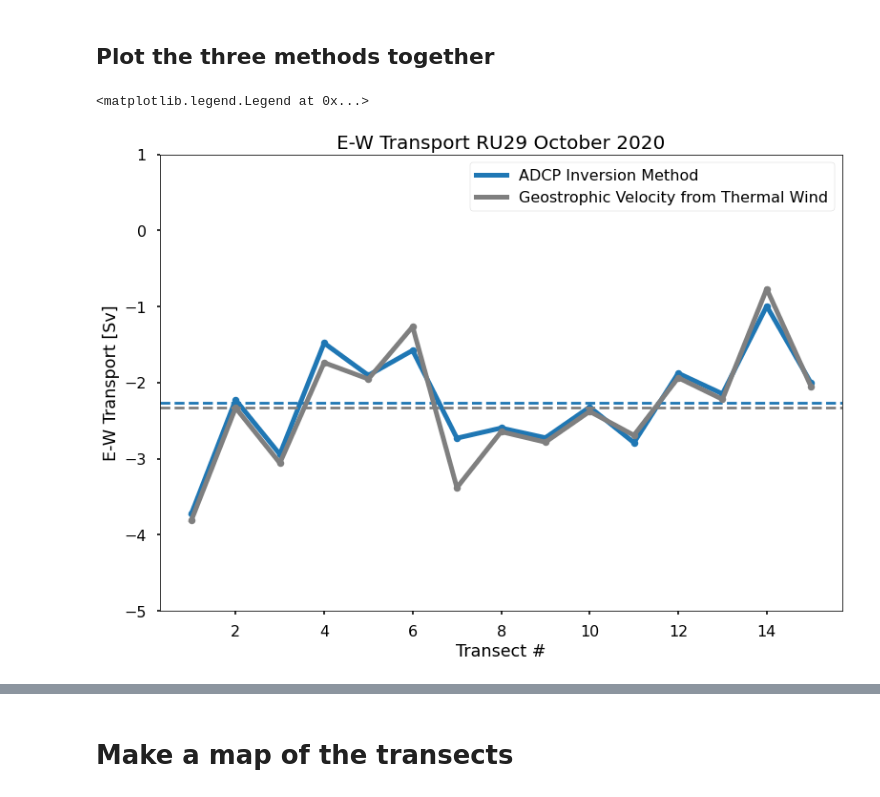
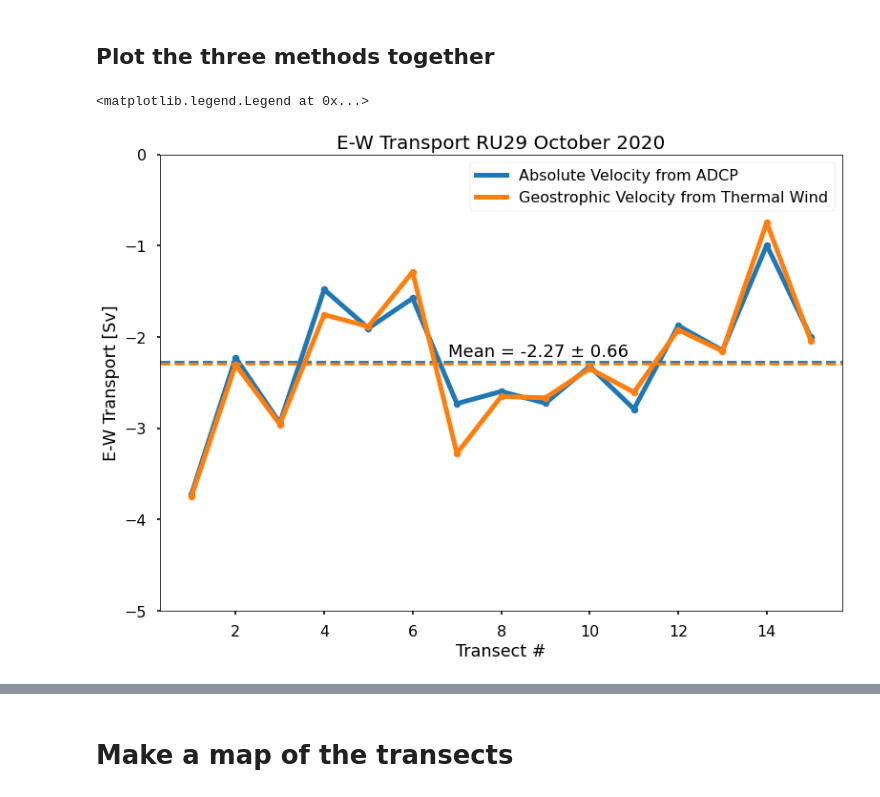
Before and after one commit to JGradone/Slocum-AD2CP, a Jupyter notebook: notebooks/04_Slocum_AD2CP_Analysis_RU29_2020.ipynb, the cells around one changed output, grey strips where cells are left out. Saved outputs shown, nothing was run; the diff lists cells and outputs as text; code cells hidden in the pictures.

```diff
--- a/notebooks/04_Slocum_AD2CP_Analysis_RU29_2020.ipynb
+++ b/notebooks/04_Slocum_AD2CP_Analysis_RU29_2020.ipynb
@@ -723,8 +705,12 @@ Text(0.5, 1.0, 'RU29 2020 Anegada Passage')
 ## Interpolation Grid for Absolute Velocity Now
 # %%
 ## Coarser lat grid
-#lat_grid = np.arange(17.8,18.16,0.05)
-lat_grid = np.arange(17.85,18.11,0.05) ## fine grid (18.11 so that 0.5 spacing includes 18.1)
+#lat_grid = np.arange(17.85,18.11,0.05) ## fine grid (18.11 so that 0.5 spacing includes 18.1)
+#lat_grid = np.arange(17.86,18.13,0.03) ## fine grid (18.11 so that 0.5 spacing includes 18.1)
+#lat_grid = np.arange(17.9,18.11,0.05) ## fine grid
+
+## USE the grid from the geostrophy calculation
+
 
 lon_grid = np.repeat(-64.80,len(lat_grid)) # Just make it -64.80
 ## Make grid
@@ -773,14 +759,14 @@ for y in np.arange(0,15):
     tgriddensity = np.empty((len(inversion_depth),len(segnames)))
     tgriddensity[:] = np.NaN
 
-
+    ## Interpolate depth
     for x in np.arange(0,len(segnames)):
         ## Only proceed is we have depth data deeper than 10 meters indicating we're not sitting at the surface
         if np.nanmax(gdf2.depth.values[segstart_index[x]:segend_index[x]]) > 10:
 
-            tgridtemp[:,x] = interp.griddata(gdf2.depth.values[segstart_index[x]:segend_index[x]],gdf2.temperature.values[segstart_index[x]:segend_index[x]],inversion_depth)
-            tgridsalinity[:,x] = interp.griddata(gdf2.depth.values[segstart_index[x]:segend_index[x]],gdf2.salinity.values[segstart_index[x]:segend_index[x]],inversion_depth)
-            tgriddensity[:,x] = interp.griddata(gdf2.depth.values[segstart_index[x]:segend_index[x]],gdf2.density.values[segstart_index[x]:segend_index[x]],inversion_depth)
+            tgridtemp[:,x] = interp.griddata(gdf2.depth.values[segstart_index[x]:segend_index[x]],gdf2.temperature.values[segstart_index[x]:segend_index[x]],inversion_depth, method='linear')
+            tgridsalinity[:,x] = interp.griddata(gdf2.depth.values[segstart_index[x]:segend_index[x]],gdf2.salinity.values[segstart_index[x]:segend_index[x]],inversion_depth, method='linear')
+            tgriddensity[:,x] = interp.griddata(gdf2.depth.values[segstart_index[x]:segend_index[x]],gdf2.density.values[segstart_index[x]:segend_index[x]],inversion_depth, method='linear')
 
 
     ## Drop columns of all nan
@@ -788,7 +774,7 @@ for y in np.arange(0,15):
     tgridsalinity = tgridsalinity[:,~np.isnan(tgridsalinity).all(axis=0)]
     tgriddensity = tgriddensity[:,~np.isnan(tgriddensity).all(axis=0)]
 
-
+    ## Interpolate latitude
     for x in np.arange(0,len(inversion_depth)):
         gridvelu[x,:,y] = interp.griddata(subset_ds_sect.latitude.values, subset_ds_sect.u_grid.values[x,:], lat_grid, method='nearest')
         gridvelv[x,:,y] = interp.griddata(subset_ds_sect.latitude.values, subset_ds_sect.v_grid.values[x,:], lat_grid, method='nearest')
@@ -873,0 +842,3 @@ distance
+# %%
+distance = dist_from_lat_lon(lat_grid[0], lon_grid[0], lat_grid[1], lon_grid[0])
+distance
@@ -888,12 +861,12 @@ transect_transport_profiles_v = np.empty((gridvelu.shape[0],gridvelu.shape[2]))
 transect_transport_profiles_v[:] = np.NaN
 
 for x in np.arange(0,gridvelu.shape[2]):
-    transport_gridu[x] = (np.nansum(gridvelu[:,:,x]*dz*distance))/(10**6)
-    transport_gridv[x] = (np.nansum(gridvelv[:,:,x]*dz*distance))/(10**6)
-    transect_transport_profiles_u[:,x] = np.nanmean((gridvelu[:,:,x]*dz*distance/(10**6)),axis=1)
-    transect_transport_profiles_v[:,x] = np.nanmean((gridvelv[:,:,x]*dz*distance/(10**6)),axis=1)
+    transport_gridu[x] = (np.nansum(gridvelu[:,:,x]*inversion_dz*distance))/(10**6)
+    transport_gridv[x] = (np.nansum(gridvelv[:,:,x]*inversion_dz*distance))/(10**6)
+    transect_transport_profiles_u[:,x] = np.nanmean((gridvelu[:,:,x]*inversion_dz*distance/(10**6)),axis=1)
+    transect_transport_profiles_v[:,x] = np.nanmean((gridvelv[:,:,x]*inversion_dz*distance/(10**6)),axis=1)
 
     for y in np.arange(0,gridvelu.shape[1]):
-        transport_profiles_u[:,y,x] = (gridvelu[:,y,x]*dz*distance)/(10**6)
-        transport_profiles_v[:,y,x] = (gridvelv[:,y,x]*dz*distance)/(10**6)
+        transport_profiles_u[:,y,x] = (gridvelu[:,y,x]*inversion_dz*distance)/(10**6)
+        transport_profiles_v[:,y,x] = (gridvelv[:,y,x]*inversion_dz*distance)/(10**6)
 # %%
@@ -979,24 +960,26 @@ plt.legend()
 # %% [markdown]
 ## Plot the three methods together
 # %%
-plt.plot(np.arange(1,16),transport_gridu, linewidth=5,color='tab:blue',label='ADCP Inversion Method')
+plt.plot(np.arange(1,16),transport_gridu, linewidth=5,color='tab:blue',label='Absolute Velocity from ADCP')
 plt.plot(np.arange(1,16),transport_gridu, '.',color='tab:blue',markersize=15)
 plt.axhline(y=np.nanmean(transport_gridu), color='tab:blue', linestyle='--')
+plt.text(6.8, np.nanmean(transport_gridu)+0.05, "Mean = %s \u00B1 %s" %(np.round(np.nanmean(transport_gridu),2),np.round(np.nanstd(transport_gridu),2)),fontsize=18);
 
-plt.plot(np.arange(1,16),geo_transport_gridu, linewidth=5,color='tab:grey',label='Geostrophic Velocity from Thermal Wind')
-plt.plot(np.arange(1,16),geo_transport_gridu, '.',color='tab:grey',markersize=15)
-plt.axhline(y=np.nanmean(geo_transport_gridu), color='tab:grey', linestyle='--')
+
+plt.plot(np.arange(1,16),geo_transport_gridu, linewidth=5,color='tab:orange',label='Geostrophic Velocity from Thermal Wind')
+plt.plot(np.arange(1,16),geo_transport_gridu, '.',color='tab:orange',markersize=15)
+plt.axhline(y=np.nanmean(geo_transport_gridu), color='tab:orange', linestyle='--')
 
 plt.ylabel('E-W Transport [Sv]')
 plt.xlabel('Transect #')
-plt.ylim(-5,1)
+plt.ylim(-5,0)
 plt.title('E-W Transport RU29 October 2020',fontsize=20)
 
 
 plt.legend()
 # %% [output]
 <matplotlib.legend.Legend at 0x...>
-[figure, old version]
+[figure, new version]
 # %%
 plt.plot(np.arange(1,16),transport_gridv, linewidth=5,color='tab:orange')
 plt.plot(np.arange(1,16),transport_gridv, '.',color='tab:orange',markersize=15)
```
Also changed, not shown: parts of 47 cells of this notebook, 1 other file.
